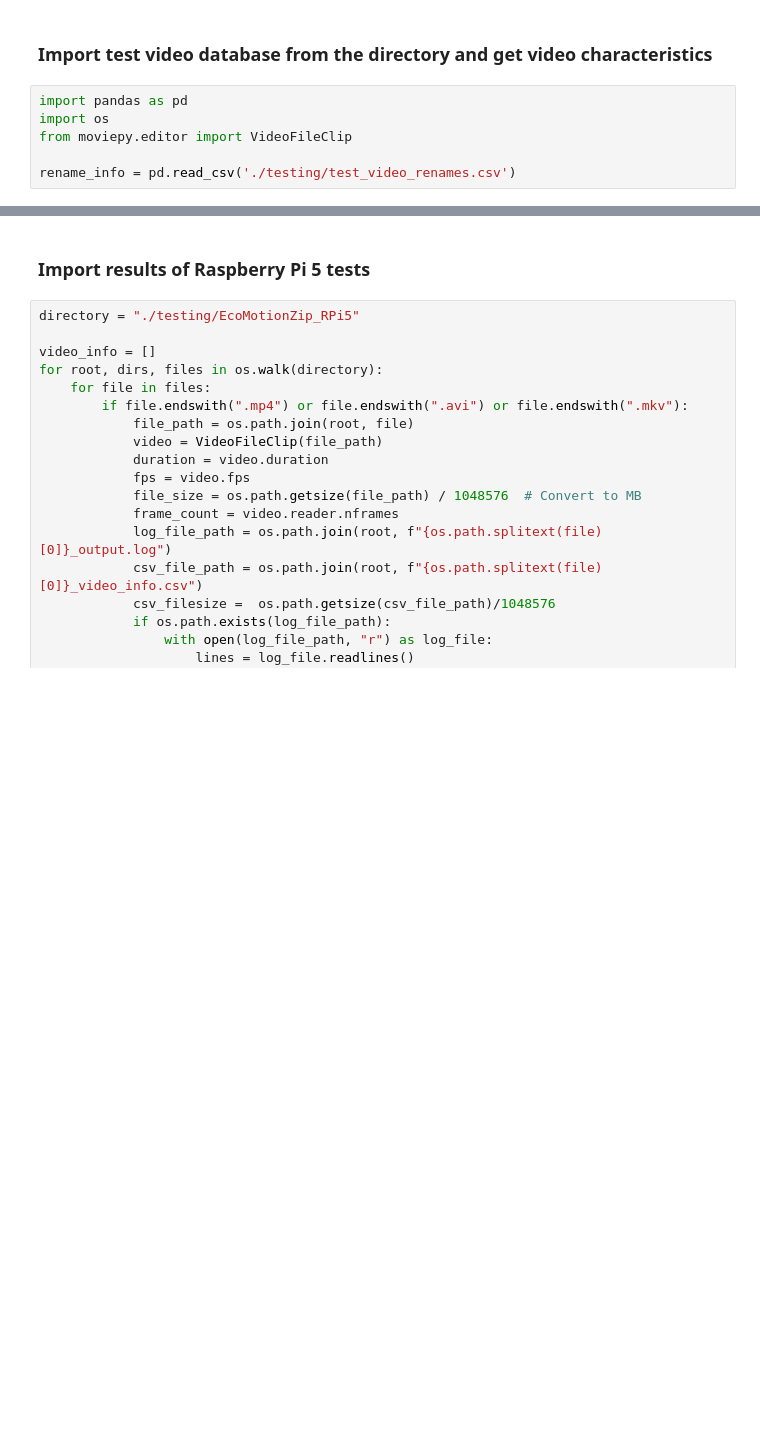
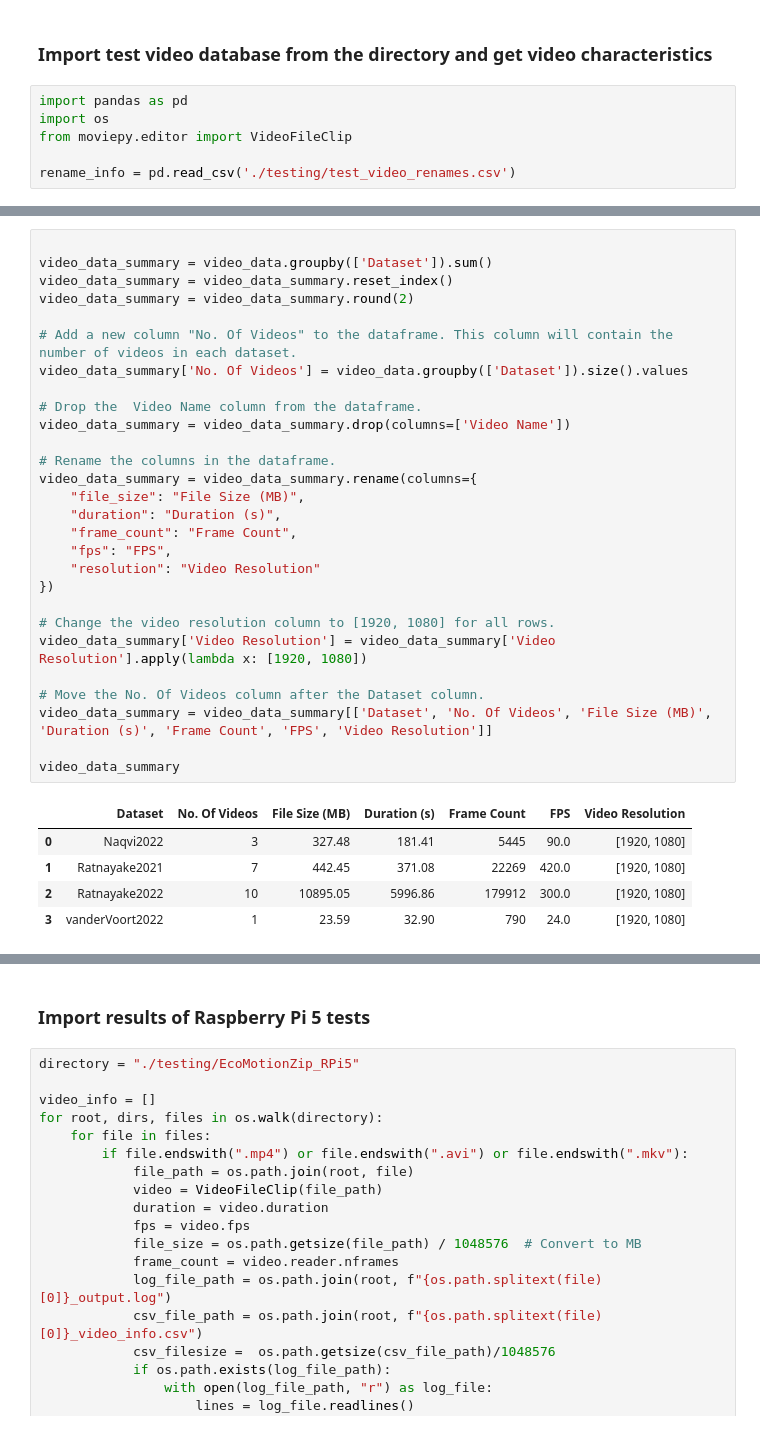
Before and after one commit to malikaratnayake/EcoMotionZip, a Jupyter notebook: result_evaluation.ipynb, the cells around one changed output, grey strips where cells are left out. Drawn from its saved outputs; the diff is of its cells as text; blank space fills up the shorter version.

```diff
--- a/result_evaluation.ipynb
+++ b/result_evaluation.ipynb
@@ -45,3 +54,37 @@ video_data.head()
 | 2 | cam_2_S_video_20210308_112402.h26... | 1236.242653 | 600.13 | 18004 | 30.0 | [1920, 1080] |
 | 3 | cam_4_N_video_20210317_114802.h26... | 977.497154 | 600.13 | 18004 | 30.0 | [1920, 1080] |
 | 4 | cam_4_N_video_20210309_132604.h26... | 1024.718670 | 600.07 | 18003 | 30.0 | [1920, 1080] |
+# %%
+
+video_data_summary = video_data.groupby(['Dataset']).sum()
+video_data_summary = video_data_summary.reset_index()
+video_data_summary = video_data_summary.round(2)
+
+# Add a new column "No. Of Videos" to the dataframe. This column will contain the number of videos in each dataset.
+video_data_summary['No. Of Videos'] = video_data.groupby(['Dataset']).size().values
+
+# Drop the  Video Name column from the dataframe.
+video_data_summary = video_data_summary.drop(columns=['Video Name'])
+
+# Rename the columns in the dataframe.
+video_data_summary = video_data_summary.rename(columns={
+    "file_size": "File Size (MB)",
+    "duration": "Duration (s)",
+    "frame_count": "Frame Count",
+    "fps": "FPS",
+    "resolution": "Video Resolution"
+})
+
+# Change the video resolution column to [1920, 1080] for all rows.
+video_data_summary['Video Resolution'] = video_data_summary['Video Resolution'].apply(lambda x: [1920, 1080])
+
+# Move the No. Of Videos column after the Dataset column.
+video_data_summary = video_data_summary[['Dataset', 'No. Of Videos', 'File Size (MB)', 'Duration (s)', 'Frame Count', 'FPS', 'Video Resolution']]
+
+video_data_summary
+# %% [output]
+|  | Dataset | No. Of Videos | File Size (MB) | Duration (s) | Frame Count | FPS | Video Resolution |
+| 0 | Naqvi2022 | 3 | 327.48 | 181.41 | 5445 | 90.0 | [1920, 1080] |
+| 1 | Ratnayake2021 | 7 | 442.45 | 371.08 | 22269 | 420.0 | [1920, 1080] |
+| 2 | Ratnayake2022 | 10 | 10895.05 | 5996.86 | 179912 | 300.0 | [1920, 1080] |
+| 3 | vanderVoort2022 | 1 | 23.59 | 32.90 | 790 | 24.0 | [1920, 1080] |
```
Also changed, not shown: parts of 10 cells of this notebook, 2 other files.
